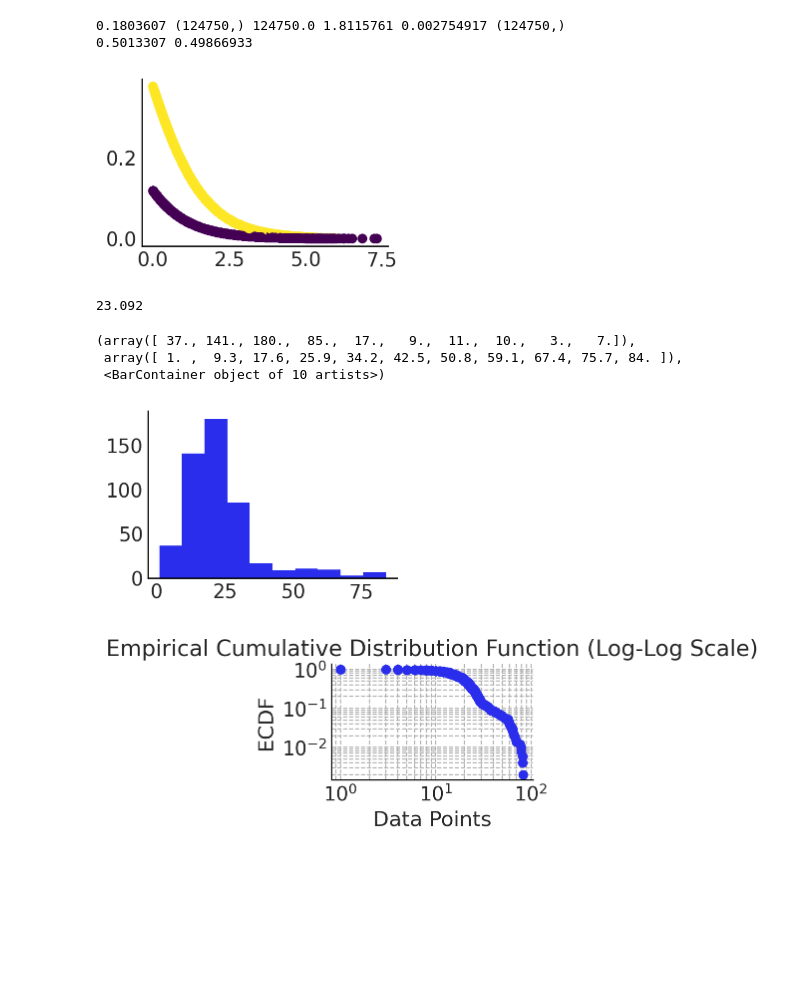
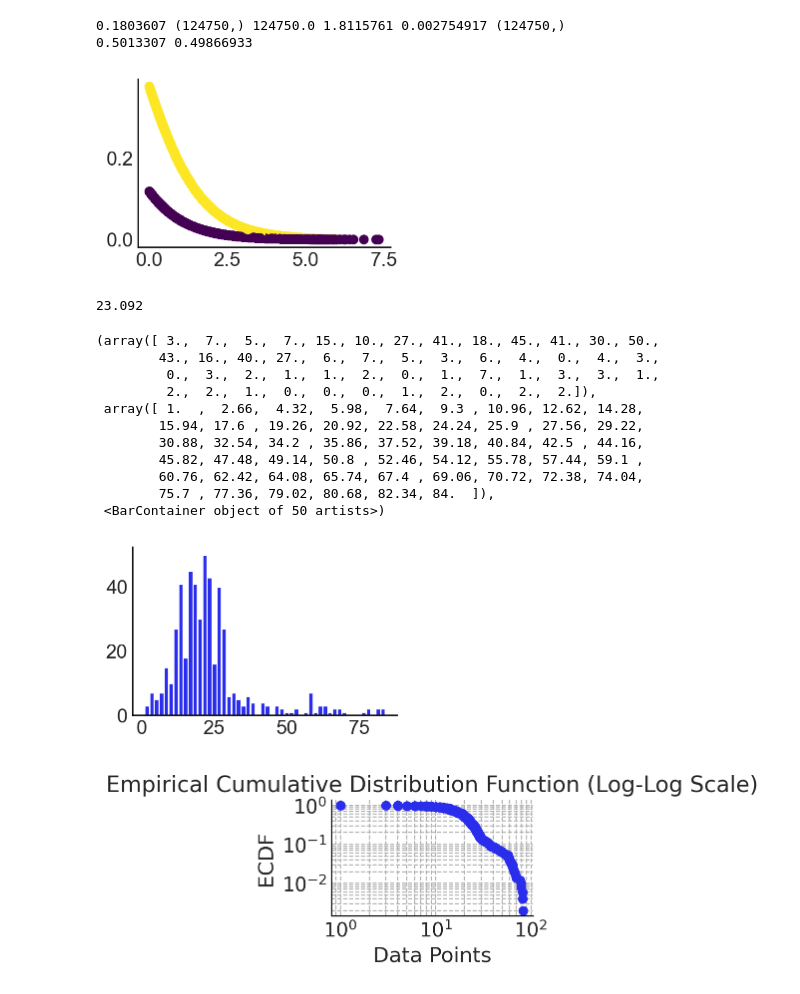
Before and after one commit to barwein/BayesProxyNets, a Jupyter notebook: src/TEST.ipynb, the cells around one changed output. Drawn from its saved outputs; the diff is of its cells as text; code cells hidden in the pictures; blank space fills up the shorter version.

```diff
--- a/src/TEST.ipynb
+++ b/src/TEST.ipynb
@@ -152,7 +154,7 @@ print(jnp.sum(U_cosine > 0) / U_cosine.shape[0], jnp.sum(U_cosine < 0) / U_cosin
 0.5013307 0.49866933
 # %%
 # beta = -2, -.5
-beta = -2, -.5
+beta = -2, 1.5
 # beta = -2, -1
 # probs = expit(beta[0] + beta[1]*x_diff + rng.normal(-.5,1,tril_dim))
 # probs = expit(beta[0] + beta[1]*x_diff + beta[2]*x2_equal)
@@ -180,7 +182,7 @@ mat[idx_ut] = edges
 mat = mat + mat.T
 triu_vals = mat[np.triu_indices(n,k=1)]
 # %% [output]
-[figure, old version]
+[figure, new version]
 # %%
 # def eigen_centrality(adj_mat):
 #     sparse_mat = sp.sparse.csr_matrix(adj_mat)
@@ -219,13 +221,21 @@ eigen_center = eigen_centrality(mat)
 # %%
 plt.figure(figsize=(3,2))
 print(np.mean(np.sum(mat,axis=1)))
-plt.hist(np.sum(mat,axis=1))
+plt.hist(np.sum(mat,axis=1), bins=50)
 # %% [output]
 23.092
-(array([ 37., 141., 180.,  85.,  17.,   9.,  11.,  10.,   3.,   7.]),
- array([ 1. ,  9.3, 17.6, 25.9, 34.2, 42.5, 50.8, 59.1, 67.4, 75.7, 84. ]),
- <BarContainer object of 10 artists>)
+(array([ 3.,  7.,  5.,  7., 15., 10., 27., 41., 18., 45., 41., 30., 50.,
+        43., 16., 40., 27.,  6.,  7.,  5.,  3.,  6.,  4.,  0.,  4.,  3.,
+         0.,  3.,  2.,  1.,  1.,  2.,  0.,  1.,  7.,  1.,  3.,  3.,  1.,
+         2.,  2.,  1.,  0.,  0.,  0.,  1.,  2.,  0.,  2.,  2.]),
+ array([ 1.  ,  2.66,  4.32,  5.98,  7.64,  9.3 , 10.96, 12.62, 14.28,
+        15.94, 17.6 , 19.26, 20.92, 22.58, 24.24, 25.9 , 27.56, 29.22,
+        30.88, 32.54, 34.2 , 35.86, 37.52, 39.18, 40.84, 42.5 , 44.16,
+        45.82, 47.48, 49.14, 50.8 , 52.46, 54.12, 55.78, 57.44, 59.1 ,
+        60.76, 62.42, 64.08, 65.74, 67.4 , 69.06, 70.72, 72.38, 74.04,
+        75.7 , 77.36, 79.02, 80.68, 82.34, 84.  ]),
+ <BarContainer object of 50 artists>)
-[figure, old version]
+[figure, new version]
 # %%
 def ecdf(data):
     """Compute ECDF for a one-dimensional array of measurements."""
```
Also changed, not shown: parts of 2 cells of this notebook, 3 other files.
